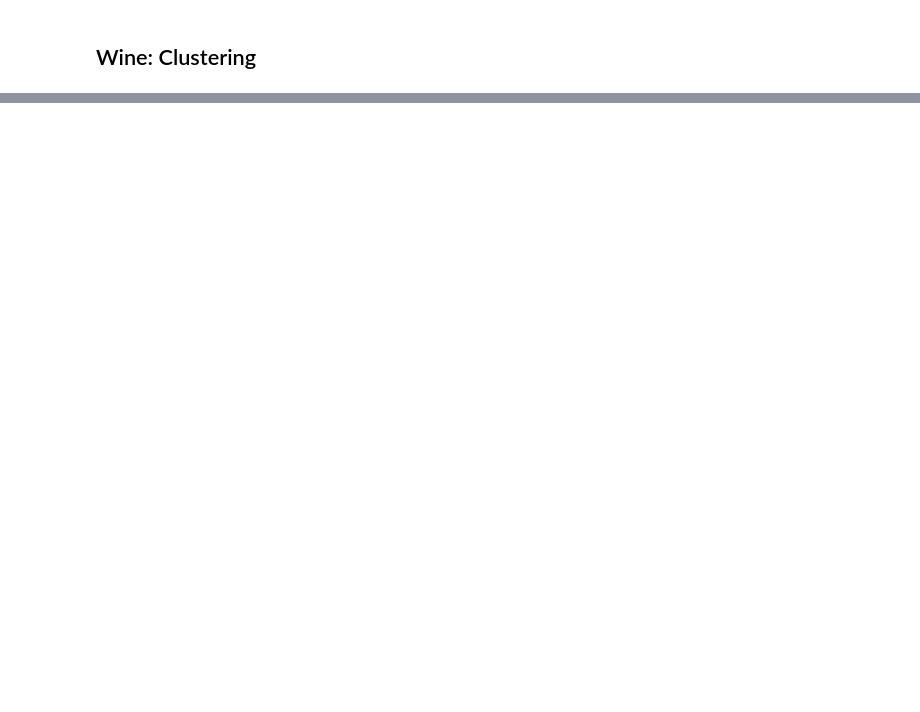
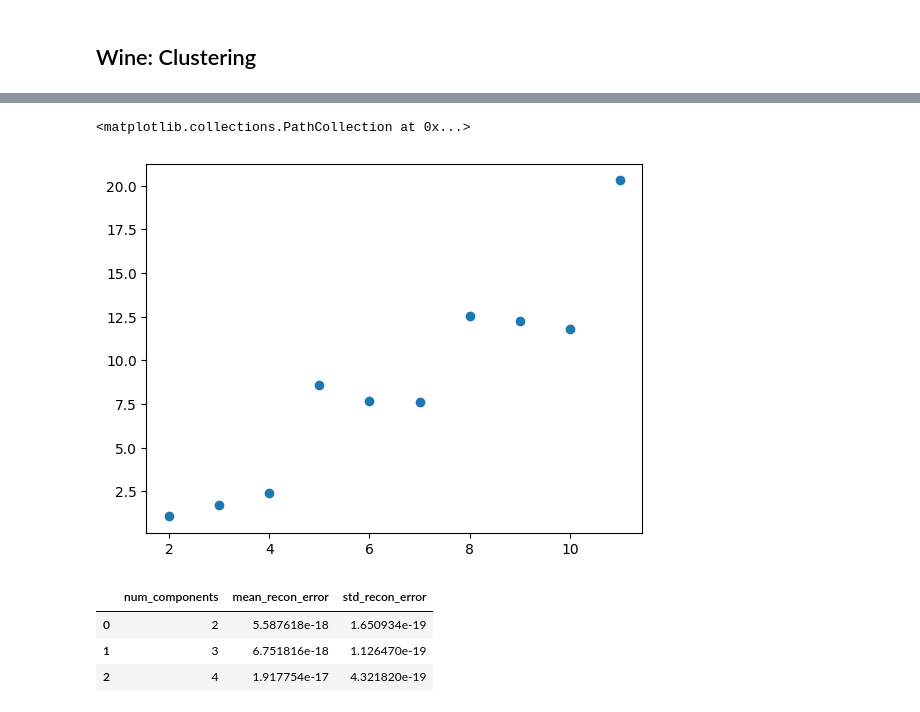
Before and after one commit to lboadi2/machine_learning, a Jupyter notebook: 3_unsupervised_learning/unsupe_models.ipynb, the cells around one changed output, grey strips where cells are left out. Drawn from its saved outputs; the diff is of its cells as text; code cells hidden in the pictures; blank space fills up the shorter version.

```diff
--- a/3_unsupervised_learning/unsupe_models.ipynb
+++ b/3_unsupervised_learning/unsupe_models.ipynb
@@ -214,20 +303,24 @@ def perform_pca(x_data):
 # %%
 def perform_ica(x_data):
 
-    n_components = np.arange(2,x_data.shape[1]+1)
+    if x_data.shape[1] > 20:
+        n_components = np.arange(2,x_data.shape[1]+1, 5)
+    else:
+        n_components = np.arange(2,x_data.shape[1]+1)
+
     average_kurtosis_lst = []
     std_kurtosis_lst = []
 
     for n in n_components:
         ica = FastICA(n_components=n)
-        ica.fit_transform(x_data)
-        df_temp = pd.DataFrame(ica)
+        df_temp = pd.DataFrame(ica.fit_transform(x_data))
         df_temp = df_temp.kurtosis(axis=0)
         average_kurtosis_lst.append(df_temp.abs().mean())
-        std_kurtosis_lst.append(df_temp.abs().mean())
+        std_kurtosis_lst.append(df_temp.abs().std())
 
     df_result = pd.DataFrame({
-        'average_kurtosis': average_kurtosis_lst,
+        'num_components': n_components,
+        'mean_kurtosis': average_kurtosis_lst,
         'std_kurtosis': std_kurtosis_lst
     })
 
@@ -400,0 +476,3 @@ plt.show()
+# %%
+df_ica = perform_ica(x_wine)
+df_ica.head()
@@ -400,0 +486,13 @@ plt.show()
+# %%
+plt.scatter(df_ica['num_components'], df_ica['mean_kurtosis'])
+# %% [output]
+<matplotlib.collections.PathCollection at 0x...>
+[figure, added]
+# %%
+df_man = perform_manifold(x_wine, num_runs=2)
+df_man.head(3)
+# %% [output]
+|  | num_components | mean_recon_error | std_recon_error |
+| 0 | 2 | 5.587618e-18 | 1.650934e-19 |
+| 1 | 3 | 6.751816e-18 | 1.126470e-19 |
+| 2 | 4 | 1.917754e-17 | 4.321820e-19 |
```
Also changed, not shown: parts of 43 cells of this notebook, 1 other file.
